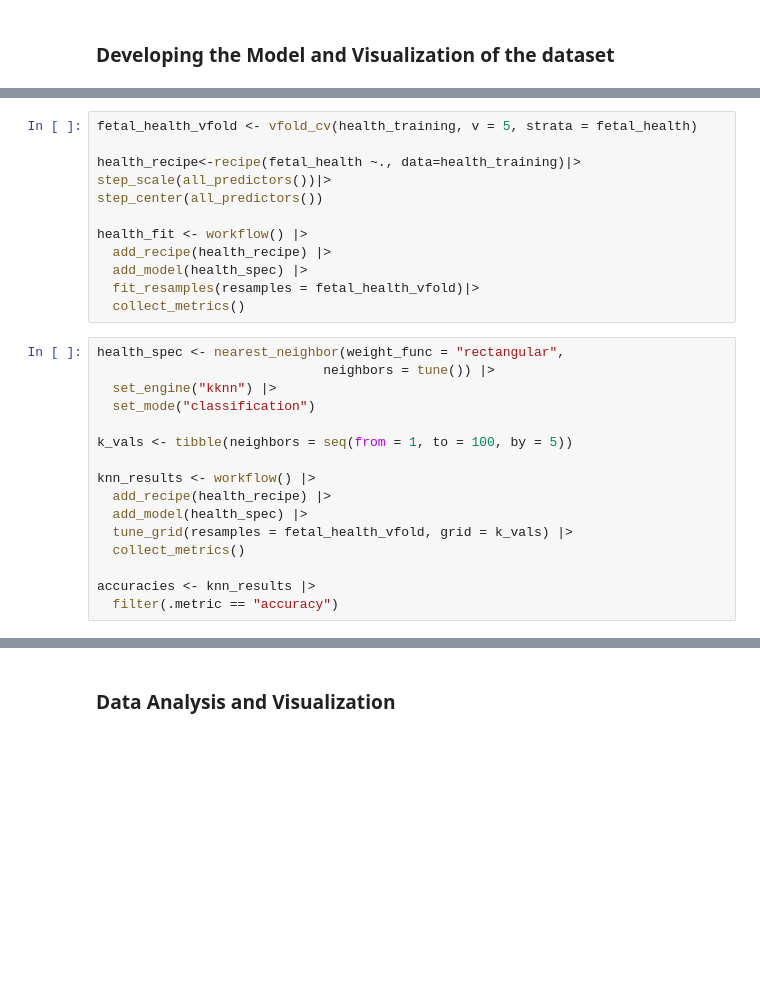
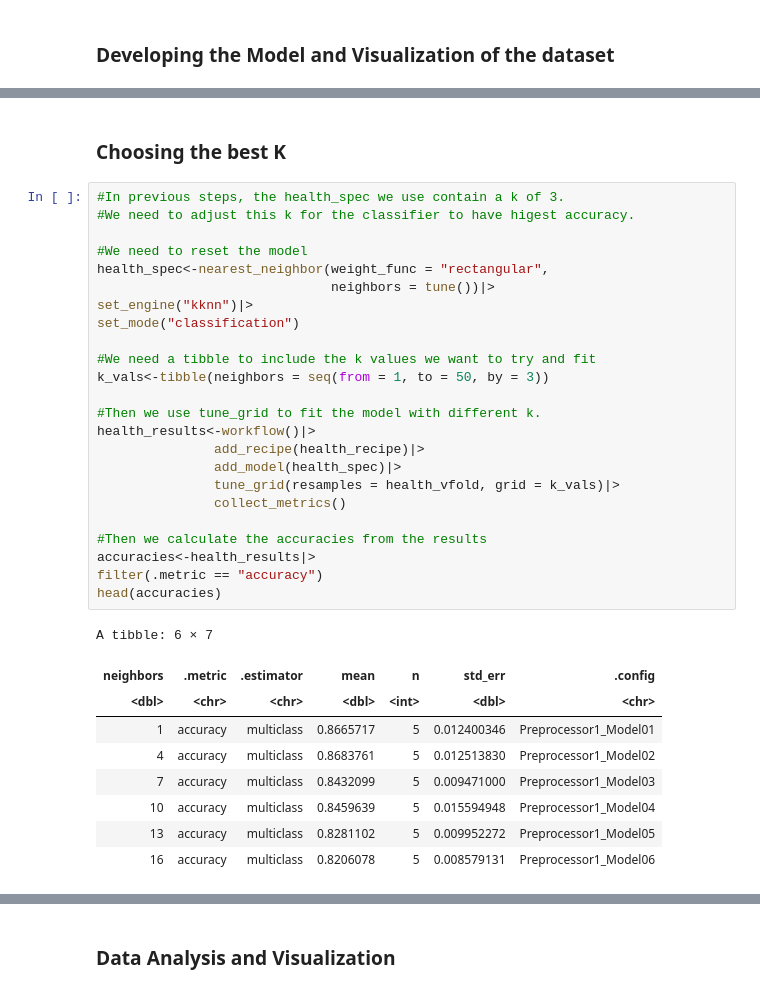
Before and after one commit to wonha0620/dsci_100_proj, a Jupyter notebook: Group Project.ipynb, the cells around one changed output, grey strips where cells are left out. Cells and saved outputs as stored; diff of their text form; blank space fills up the shorter version.

```diff
--- a/Group Project.ipynb
+++ b/Group Project.ipynb
@@ -172,29 +236,37 @@ Prediction  1  2  3
+# %% [markdown]
+### Choosing the best K
 # %%
-fetal_health_vfold <- vfold_cv(health_training, v = 5, strata = fetal_health)
+#In previous steps, the health_spec we use contain a k of 3.
+#We need to adjust this k for the classifier to have higest accuracy.
 
-health_recipe<-recipe(fetal_health ~., data=health_training)|>
-step_scale(all_predictors())|>
-step_center(all_predictors())
+#We need to reset the model
+health_spec<-nearest_neighbor(weight_func = "rectangular",
+                              neighbors = tune())|>
+set_engine("kknn")|>
+set_mode("classification")
 
-health_fit <- workflow() |>
-  add_recipe(health_recipe) |>
-  add_model(health_spec) |>
-  fit_resamples(resamples = fetal_health_vfold)|>
-  collect_metrics()
+#We need a tibble to include the k values we want to try and fit
+k_vals<-tibble(neighbors = seq(from = 1, to = 50, by = 3))
+
+#Then we use tune_grid to fit the model with different k.
+health_results<-workflow()|>
+               add_recipe(health_recipe)|>
+               add_model(health_spec)|>
+               tune_grid(resamples = health_vfold, grid = k_vals)|>
+               collect_metrics()
+
+#Then we calculate the accuracies from the results
+accuracies<-health_results|>
+filter(.metric == "accuracy")
+head(accuracies)
+# %% [output]
+A tibble: 6 × 7
+| neighbors | .metric | .estimator | mean | n | std_err | .config |
+| <dbl> | <chr> | <chr> | <dbl> | <int> | <dbl> | <chr> |
+| 1 | accuracy | multiclass | 0.8665717 | 5 | 0.012400346 | Preprocessor1_Model01 |
+| 4 | accuracy | multiclass | 0.8683761 | 5 | 0.012513830 | Preprocessor1_Model02 |
+| 7 | accuracy | multiclass | 0.8432099 | 5 | 0.009471000 | Preprocessor1_Model03 |
+| 10 | accuracy | multiclass | 0.8459639 | 5 | 0.015594948 | Preprocessor1_Model04 |
+| 13 | accuracy | multiclass | 0.8281102 | 5 | 0.009952272 | Preprocessor1_Model05 |
+| 16 | accuracy | multiclass | 0.8206078 | 5 | 0.008579131 | Preprocessor1_Model06 |
-# %%
-health_spec <- nearest_neighbor(weight_func = "rectangular",
-                             neighbors = tune()) |>
-  set_engine("kknn") |>
-  set_mode("classification")
-
-k_vals <- tibble(neighbors = seq(from = 1, to = 100, by = 5))
-
-knn_results <- workflow() |>
-  add_recipe(health_recipe) |>
-  add_model(health_spec) |>
-  tune_grid(resamples = fetal_health_vfold, grid = k_vals) |>
-  collect_metrics()
-
-accuracies <- knn_results |>
-  filter(.metric == "accuracy")
 # %%
```
Also changed, not shown: parts of 17 cells of this notebook.
